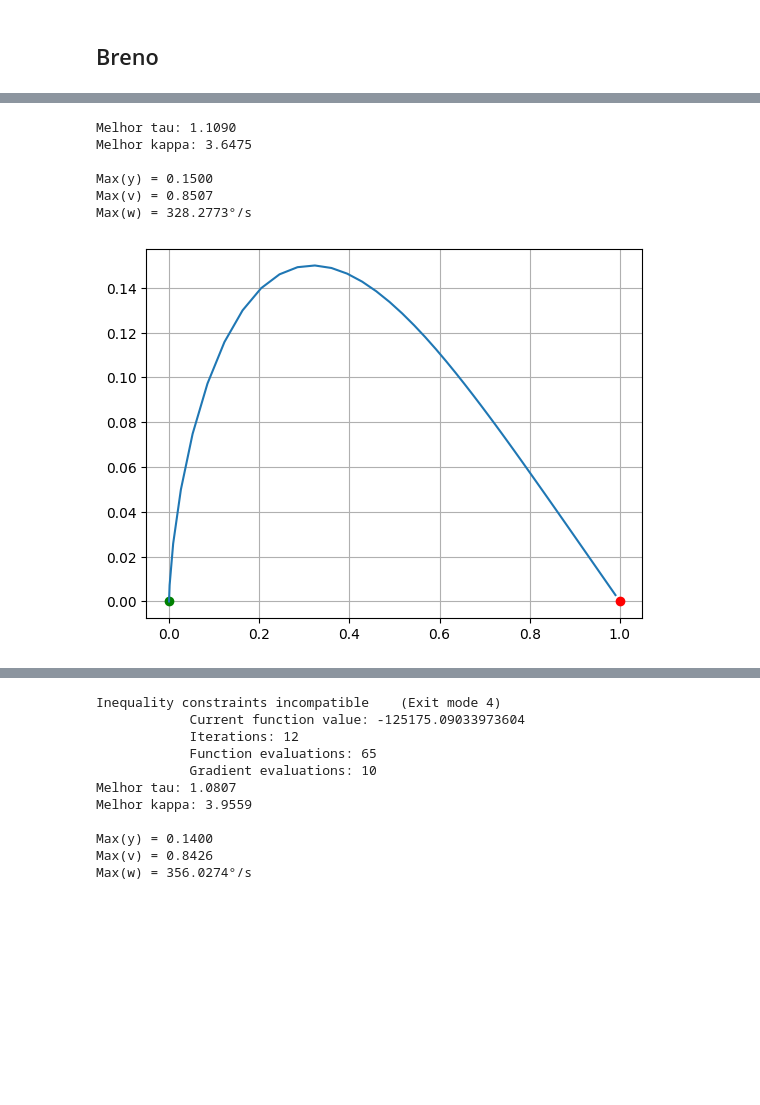
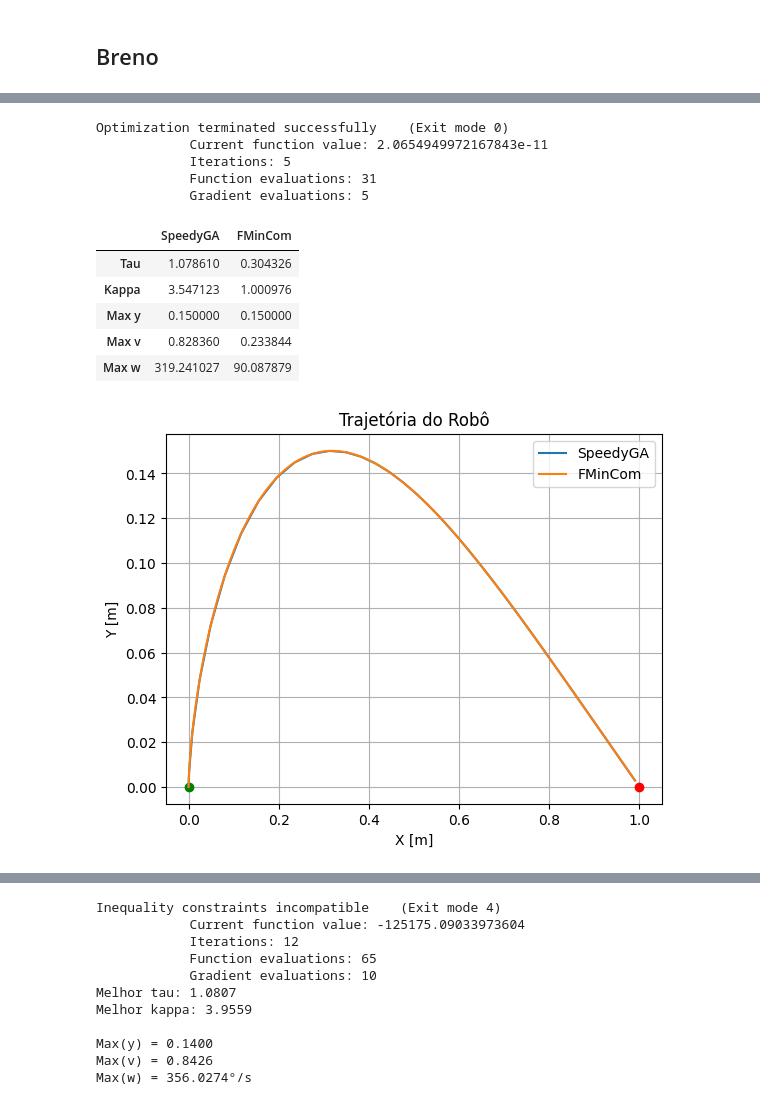
Before and after one commit to matheusloop/Intelligent_Automation, a Jupyter notebook: Atv03/Códigos/Teste.ipynb, the cells around one changed output, grey strips where cells are left out. Cells and saved outputs as stored; diff of their text form; code cells hidden in the pictures; blank space fills up the shorter version.

```diff
--- a/Atv03/Códigos/Teste.ipynb
+++ b/Atv03/Códigos/Teste.ipynb
@@ -95,7 +96,7 @@ for autor in ['Aicardi', 'Karim', 'Breno']:
     if autor == 'Aicardi':
         ganhos = [0.1, 1, 1]
     else:
-        ganhos = [0.1, 1]
+        ganhos = [0.7777, 2.555]
 
     solutions[autor] = solve_ivp(cinematicModel, t_span=t_span, t_eval=t_eval, y0=x0, method='RK45', events=stopEvent, args=(autor, ganhos))
 
@@ -200,7 +202,7 @@ def cost_function_b(params):
 
     F = 1/np.abs(np.max(np.abs(y)) - y_ref) + 1/np.abs(np.max(np.abs(v)) - v_ref)
 
-    return -F
+    return 1/F
 
 def cost_function_k(params):
     Kv, Kw = params
@@ -231,31 +231,46 @@ def cost_function_a(params):
 # %%
-best = evolve(
-    fitnessFunction=fitness_function_b,
-    length=40,
-    popSize=200,
-    maxGens=40,
-    probMutation=0.003,
-    probCrossover=1
-)
+"""### SpeedyGA ###"""
+best = evolve(fitnessFunction=fitness_function_b, length=40, popSize=200, maxGens=40, probMutation=0.003, probCrossover=1)
 
-half = int(0.5 * len(best))
-tau_best   = bin_to_real(best[:half])
-kappa_best = bin_to_real(best[half:])
+tau_best   = bin_to_real(best[:int(0.5*len(best))])
+kappa_best = bin_to_real(best[int(0.5*len(best)):])
 
-print(f"Melhor tau: {tau_best:.4f}")
-print(f"Melhor kappa: {kappa_best:.4f}")
+sol_sga = solve_ivp(cinematicModel, t_span=t_span, y0 = x0, t_eval=t_eval, method='RK45', events=stopEvent, args=('Breno', [tau_best, kappa_best]))
+x, y, theta = sol_sga.y
+v, w = calcularVarControle(sol_sga.y, 'Breno', [tau_best, kappa_best])
 
-sol = solve_ivp(cinematicModel, t_span=t_span, y0 = x0, t_eval=t_eval, method='RK45', events=stopEvent, args=('Breno', [tau_best, kappa_best]))
-x, y, theta = sol.y
-v, w = calcularVarControle(sol.y, 'Breno', [tau_best, kappa_best])
+speedyGA_results = [tau_best, kappa_best, max(np.abs(y)), max(np.abs(v)), max(np.abs(w*180/np.pi))]
 
-print()
-print(f'Max(y) = {np.max(y):.4f}')
-print(f'Max(v) = {np.max(v):.4f}')
-print(f'Max(w) = {np.max(np.abs(w*180/np.pi)):.4f}°/s')
+"""### FMinCom ###"""
+controlVar_guess_b = [0.1, 1]  # Initial guess for tau and kappa
+bounds = [(0, 4), (0, 4)]  # Bounds for tau and kappa
+
+result = minimize(cost_function_b, controlVar_guess_b, method='SLSQP', bounds=bounds, options={'maxiter': 1000, 'disp': True})
+
+tau_best = result.x[0]
+kappa_best = result.x[1]
+
+sol_fmc = solve_ivp(cinematicModel, t_span=t_span, y0 = x0, t_eval=t_eval, method='RK45', events=stopEvent, args=('Breno', [tau_best, kappa_best]))
+x, y, theta = sol_fmc.y
+v, w = calcularVarControle(sol_fmc.y, 'Breno', [tau_best, kappa_best])
+
+fmincom_results = [tau_best, kappa_best, max(np.abs(y)), max(np.abs(v)), max(np.abs(w*180/np.pi))]
+
+"""### Resultados ###"""
+res = pd.DataFrame({
+    'SpeedyGA': speedyGA_results,
+    'FMinCom': fmincom_results
+}, index=['Tau', 'Kappa', 'Max y', 'Max v', 'Max w'])
+
+display(res)
 
 plt.plot(goalPos[0], goalPos[1], 'ro')  # Plot goal position
 plt.plot(x[0], y[0], 'go')  # Plot goal position
-plt.plot(x, y)
+plt.plot(sol_sga.y[0], sol_sga.y[1], label='SpeedyGA')
+plt.plot(sol_fmc.y[0], sol_fmc.y[1], label='FMinCom')
+plt.legend()
+plt.xlabel('X [m]')
+plt.ylabel('Y [m]')
+plt.title('Trajetória do Robô')
 plt.grid()
 # %% [output]
@@ -263,7 +278,12 @@ plt.grid()
-Melhor tau: 1.1090
-Melhor kappa: 3.6475
-
-Max(y) = 0.1500
-Max(v) = 0.8507
-Max(w) = 328.2773°/s
+Optimization terminated successfully    (Exit mode 0)
+            Current function value: 2.0654949972167843e-11
+            Iterations: 5
+            Function evaluations: 31
+            Gradient evaluations: 5
+|  | SpeedyGA | FMinCom |
+| Tau | 1.078610 | 0.304326 |
+| Kappa | 3.547123 | 1.000976 |
+| Max y | 0.150000 | 0.150000 |
+| Max v | 0.828360 | 0.233844 |
+| Max w | 319.241027 | 90.087879 |
-[figure, old version]
+[figure, new version]
```
Also changed, not shown: parts of 7 cells of this notebook.
